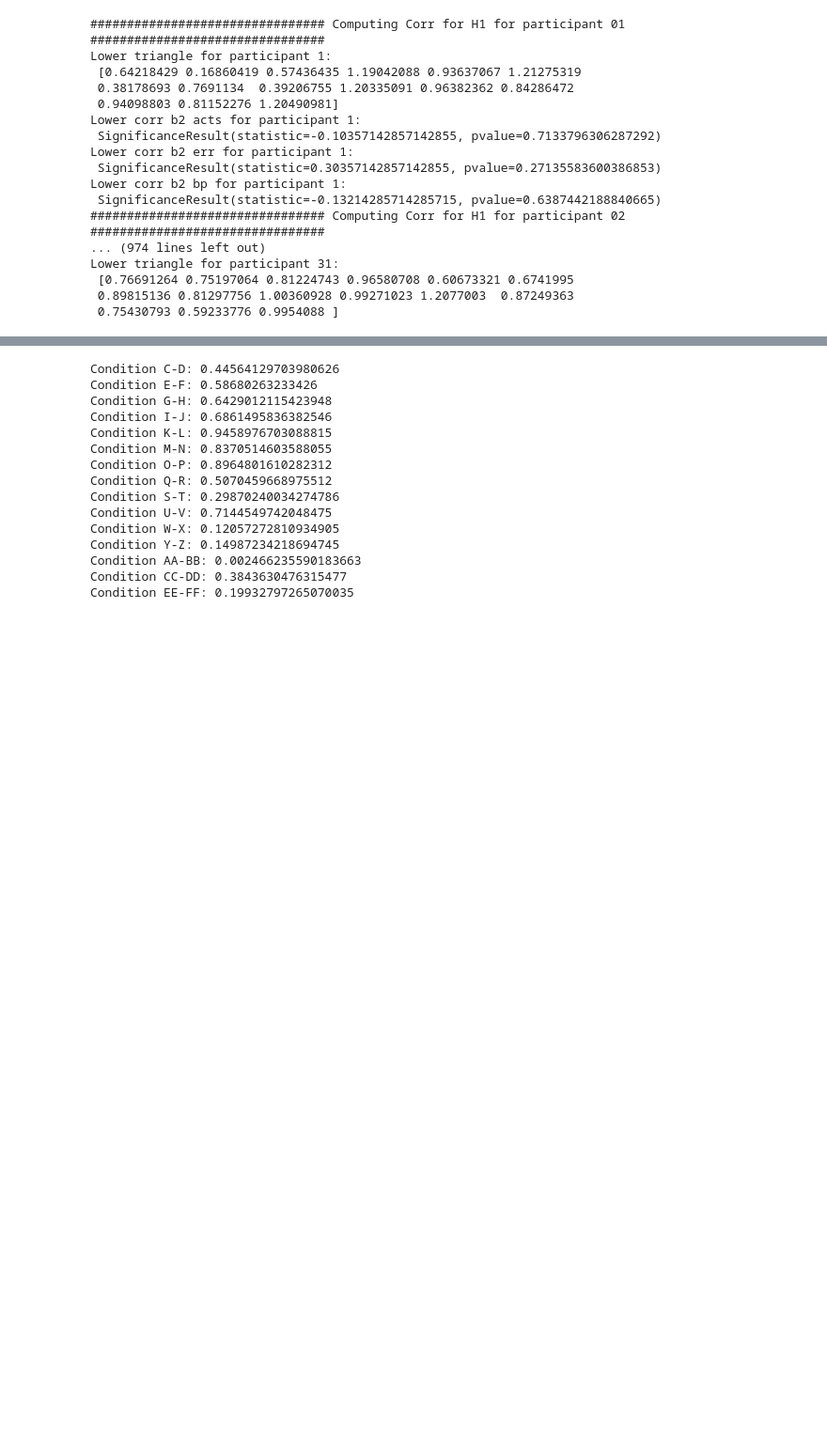
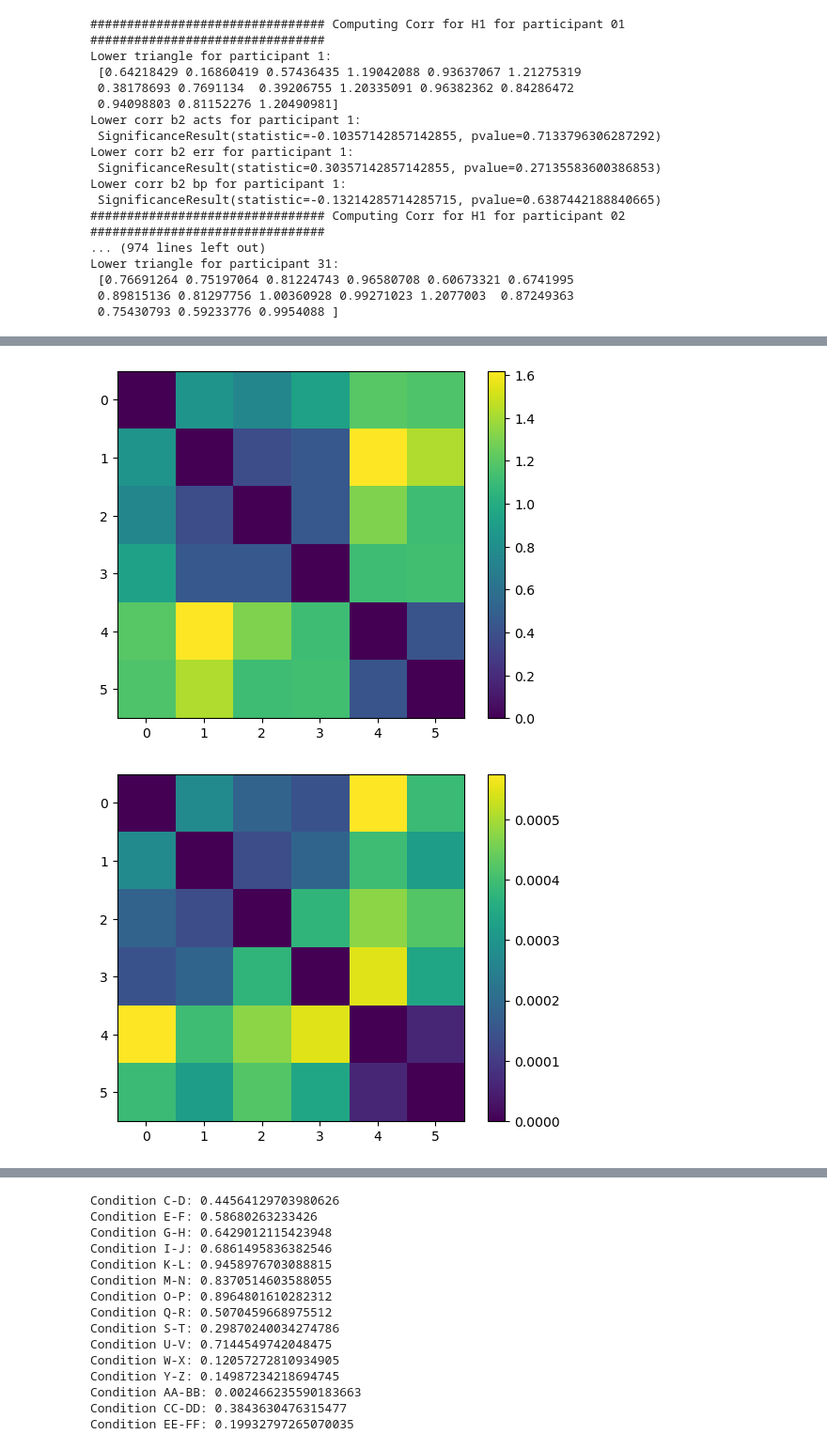
Before and after one commit to dkittelmann/BiMoL, a Jupyter notebook: code/notebooks/ann_based_rsa.ipynb, the cells around one changed output, grey strips where cells are left out. Shown at 94% size. Cells and saved outputs as stored; diff of their text form; code cells hidden in the pictures; blank space fills up the shorter version.

```diff
--- a/code/notebooks/ann_based_rsa.ipynb
+++ b/code/notebooks/ann_based_rsa.ipynb
@@ -851,0 +836,21 @@ Mask:
+# %%
+b1_eeg = np.load('/Users/denisekittelmann/Documents/Python/BiMoL/results/rdms/eeg_RDM/eeg_rdm_early_sub11.npy')
+pcn = np.load("/Users/denisekittelmann/Documents/Python/BiMoL/results/rdms/ann_RDM/pcn/rdm_h1_pcn_act.npy")
+
+plt.imshow(b1_eeg, cmap='viridis') # twilight_shifted inferno plasma
+#plt.xticks([])
+#plt.yticks([])
+plt.colorbar()
+plt.show()
+plt.close()
+
+
+plt.imshow(pcn, cmap='viridis') # twilight_shifted inferno plasma
+#plt.xticks([])
+#plt.yticks([])
+plt.colorbar()
+plt.show()
+plt.close()
+# %% [output]
+[figure, added]
+[figure, added]
```
Also changed, not shown: parts of 25 cells of this notebook, 2 other files.
